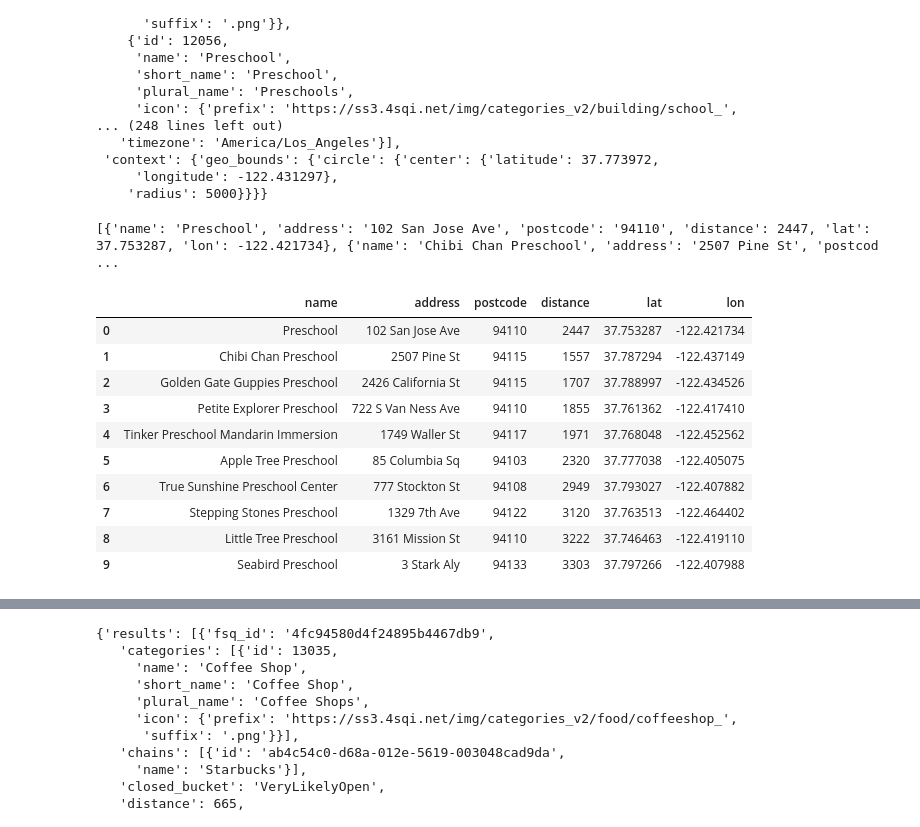
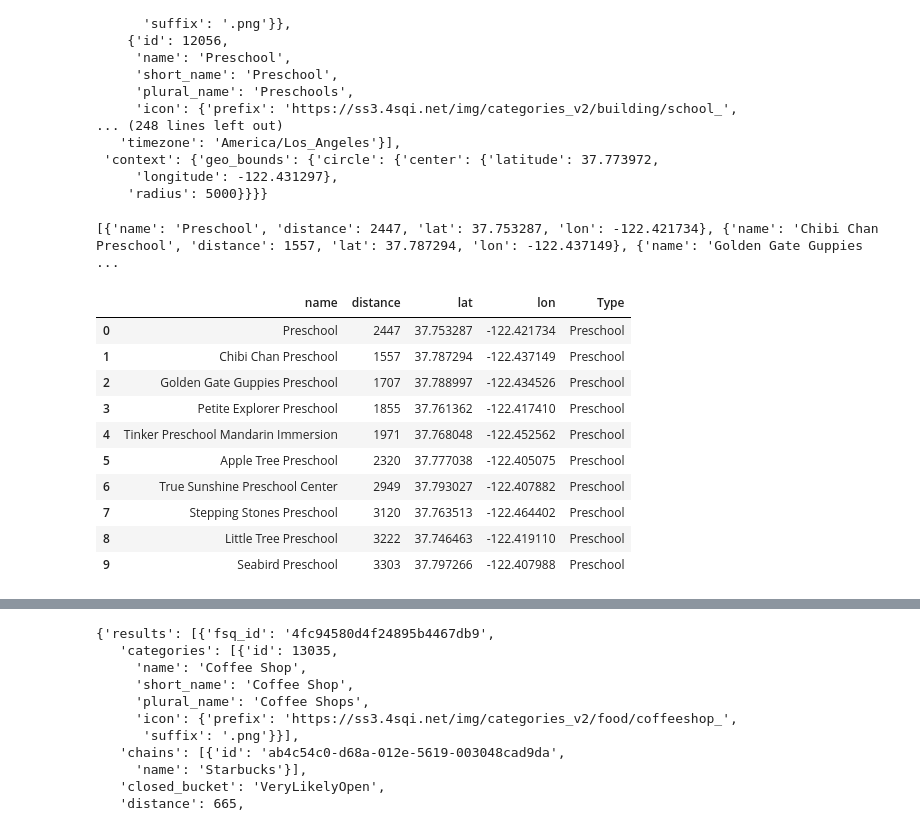
Before and after one commit to Futurartina/Geospatial, a Jupyter notebook: notebooks/4square.ipynb, the cells around one changed output, grey strips where cells are left out. Cells and saved outputs as stored; diff of their text form; code cells hidden in the pictures.

```diff
--- a/notebooks/4square.ipynb
+++ b/notebooks/4square.ipynb
@@ -81,16 +62,12 @@ res
 # %%
 def extracting_from_one_element (element):
     name = element["name"]
-    address = element["location"]["address"]
     distance = element["distance"]
-    postcode = element["location"]["postcode"]
     lat = element["geocodes"]["main"]["latitude"]
     lon = element["geocodes"]["main"]["longitude"]
 
     small_dict = {
     "name": name,
-    "address": address,
-    "postcode": postcode,
     "distance": distance,
     "lat": lat,
     "lon": lon
@@ -215,20 +190,21 @@ for i in res["results"]:
 print(preschool_in_sf)
 # Prints a list of the preschools in San Francisco.
 # %% [output]
-[{'name': 'Preschool', 'address': '102 San Jose Ave', 'postcode': '94110', 'distance': 2447, 'lat': 37.753287, 'lon': -122.421734}, {'name': 'Chibi Chan Preschool', 'address': '2507 Pine St', 'postcod ...
+[{'name': 'Preschool', 'distance': 2447, 'lat': 37.753287, 'lon': -122.421734}, {'name': 'Chibi Chan Preschool', 'distance': 1557, 'lat': 37.787294, 'lon': -122.437149}, {'name': 'Golden Gate Guppies  ...
 # %%
 preschool_in_sf = pd.DataFrame(preschool_in_sf)
+preschool_in_sf["Type"] = "Preschool"
 preschool_in_sf
 # Creates a df of the preschools in San Francisco.
 # %% [output]
-|  | name | address | postcode | distance | lat | lon |
-| 0 | Preschool | 102 San Jose Ave | 94110 | 2447 | 37.753287 | -122.421734 |
-| 1 | Chibi Chan Preschool | 2507 Pine St | 94115 | 1557 | 37.787294 | -122.437149 |
-| 2 | Golden Gate Guppies Preschool | 2426 California St | 94115 | 1707 | 37.788997 | -122.434526 |
-| 3 | Petite Explorer Preschool | 722 S Van Ness Ave | 94110 | 1855 | 37.761362 | -122.417410 |
-| 4 | Tinker Preschool Mandarin Immersion | 1749 Waller St | 94117 | 1971 | 37.768048 | -122.452562 |
-| 5 | Apple Tree Preschool | 85 Columbia Sq | 94103 | 2320 | 37.777038 | -122.405075 |
-| 6 | True Sunshine Preschool Center | 777 Stockton St | 94108 | 2949 | 37.793027 | -122.407882 |
-| 7 | Stepping Stones Preschool | 1329 7th Ave | 94122 | 3120 | 37.763513 | -122.464402 |
-| 8 | Little Tree Preschool | 3161 Mission St | 94110 | 3222 | 37.746463 | -122.419110 |
-| 9 | Seabird Preschool | 3 Stark Aly | 94133 | 3303 | 37.797266 | -122.407988 |
+|  | name | distance | lat | lon | Type |
+| 0 | Preschool | 2447 | 37.753287 | -122.421734 | Preschool |
+| 1 | Chibi Chan Preschool | 1557 | 37.787294 | -122.437149 | Preschool |
+| 2 | Golden Gate Guppies Preschool | 1707 | 37.788997 | -122.434526 | Preschool |
+| 3 | Petite Explorer Preschool | 1855 | 37.761362 | -122.417410 | Preschool |
+| 4 | Tinker Preschool Mandarin Immersion | 1971 | 37.768048 | -122.452562 | Preschool |
+| 5 | Apple Tree Preschool | 2320 | 37.777038 | -122.405075 | Preschool |
+| 6 | True Sunshine Preschool Center | 2949 | 37.793027 | -122.407882 | Preschool |
+| 7 | Stepping Stones Preschool | 3120 | 37.763513 | -122.464402 | Preschool |
+| 8 | Little Tree Preschool | 3222 | 37.746463 | -122.419110 | Preschool |
+| 9 | Seabird Preschool | 3303 | 37.797266 | -122.407988 | Preschool |
```
Also changed, not shown: parts of 40 cells of this notebook, 4 other files.
